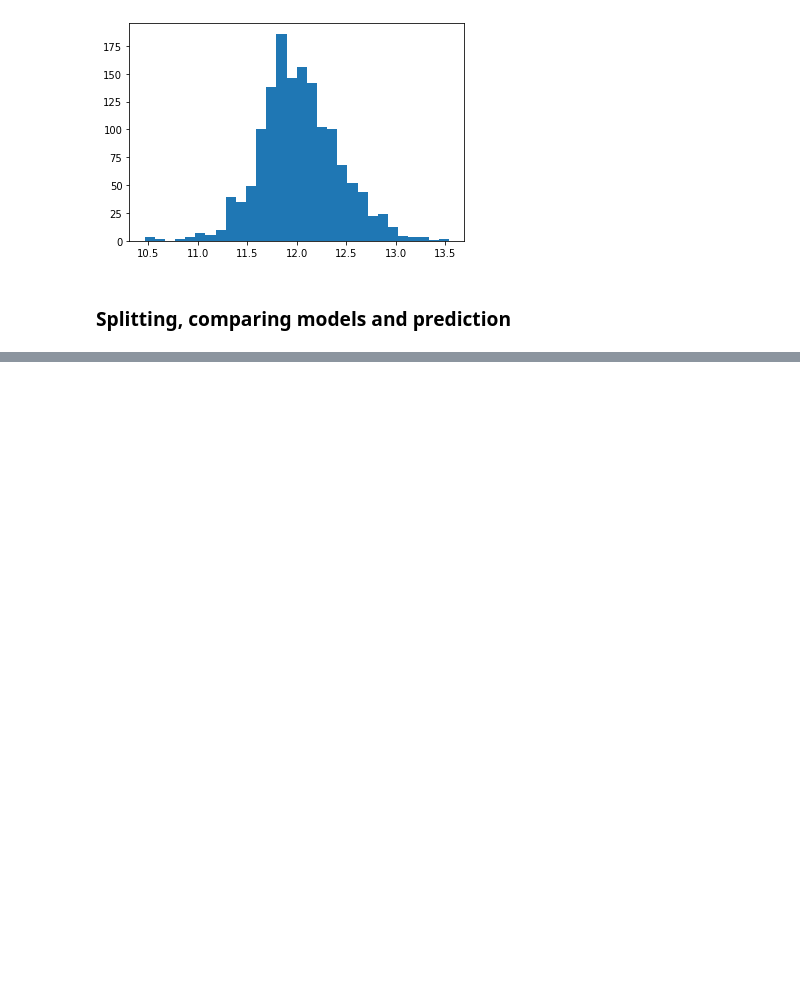
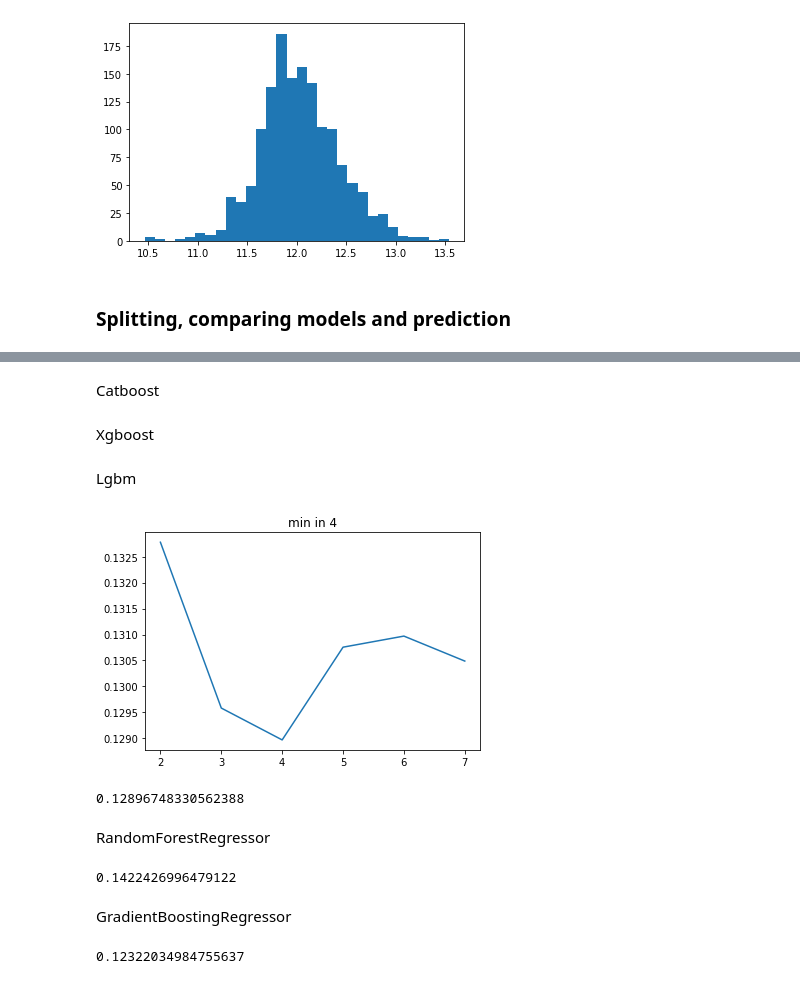
Before and after one commit to pear2jam/notebooks, a Jupyter notebook: Houses_Prices.ipynb, the cells around one changed output, grey strips where cells are left out. Cells and saved outputs as stored; diff of their text form; code cells hidden in the pictures; blank space fills up the shorter version.

```diff
--- a/Houses_Prices.ipynb
+++ b/Houses_Prices.ipynb
@@ -273,15 +498,0 @@ KeyboardInterrupt: ignored
-# %%
-elastic_model = ElasticNet()
-best_score_elastic = -1000
-for alpha in [0.05, 0.1, 0.2, 0.3, 0.4, 0.5, 0.6, 0.7, 0.8, 0.9, 0.95]:
-  for l1_ratio in [0.05, 0.1, 0.2, 0.3, 0.4, 0.5, 0.6, 0.7, 0.8, 0.9, 0.95]:
-    for max_iter in [700, 1000, 2500]:
-      elastic_model_try = ElasticNet(alpha=alpha, l1_ratio=l1_ratio, max_iter=max_iter)
-      rmse = 'neg_root_mean_squared_error'
-      score = np.mean(cross_val_score(elastic_model_try, data_train, target_train, cv=5, scoring=rmse))
-      if score > best_score_elastic:
-        best_score_elastic = score
-        elastic_model = elastic_model_try
-        print("New best", score)
-
-elastic_model.fit(data_train, target_train)
@@ -293,4 +498,0 @@ ElasticNet(alpha=0.1, l1_ratio=0.05, max_iter=700)
-# %%
-cb_model.fit(data_train, target_train)
-xgb_model.fit(data_train, target_train)
-elastic_model.fit(data_train, target_train)
@@ -304,0 +499,3 @@ pred = 0.8*cb_pred + 0.2*xgb_pred + 0.0*elastic_pred
+# %%
+data_train = data4.loc[0:target_train.shape[0]-1, :]
+data_test = data4.loc[target_train.shape[0]:,]
@@ -304,0 +518,7 @@ pred = 0.8*cb_pred + 0.2*xgb_pred + 0.0*elastic_pred
+# %%
+def cv(model):
+  rmse = 'neg_root_mean_squared_error'
+  score = -np.mean(cross_val_score(model, data_train, y, cv=5, scoring=rmse))
+  return score
+# %% [markdown]
+Catboost
@@ -304,0 +529,2 @@ pred = 0.8*cb_pred + 0.2*xgb_pred + 0.0*elastic_pred
+# %% [markdown]
+Xgboost
@@ -304,0 +535,33 @@ pred = 0.8*cb_pred + 0.2*xgb_pred + 0.0*elastic_pred
+# %% [markdown]
+Lgbm
+# %%
+md_list = []
+for i in range(2, 8):
+  md_list.append(cv(LGBMRegressor(max_depth=i)))
+
+plt.plot(range(2, 8), md_list)
+plt.title(f'min in {np.argmin(np.array(md_list)) + 2}')
+plt.show()
+# %% [output]
+[figure, added]
+# %%
+lgbm_model = LGBMRegressor(max_depth=4)
+cv(lgbm_model)
+#0.12891029577456803
+# %% [output]
+0.12896748330562388
+# %% [markdown]
+RandomForestRegressor
+# %%
+rand_forest_model = RandomForestRegressor(n_estimators=150)
+cv(rand_forest_model)
+#0.1415440312190957
+# %% [output]
+0.1422426996479122
+# %% [markdown]
+GradientBoostingRegressor
+# %%
+gb_model = GradientBoostingRegressor(n_estimators=700)
+cv(gb_model)
+# %% [output]
+0.12322034984755637
```
Also changed, not shown: parts of 132 cells of this notebook.
